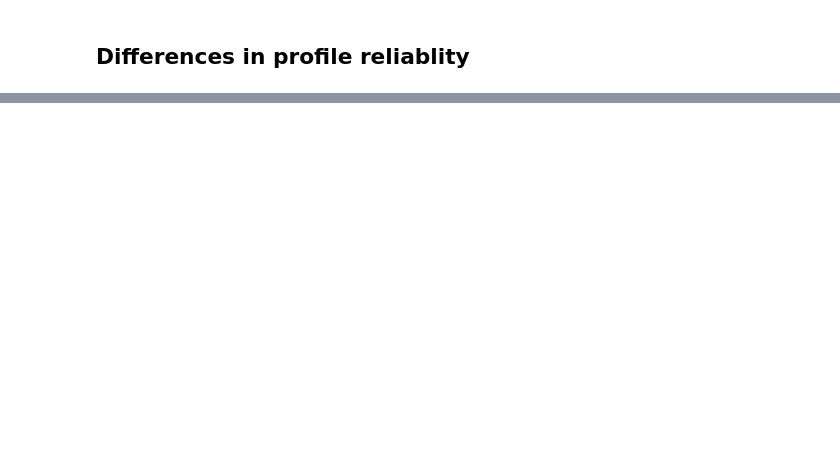
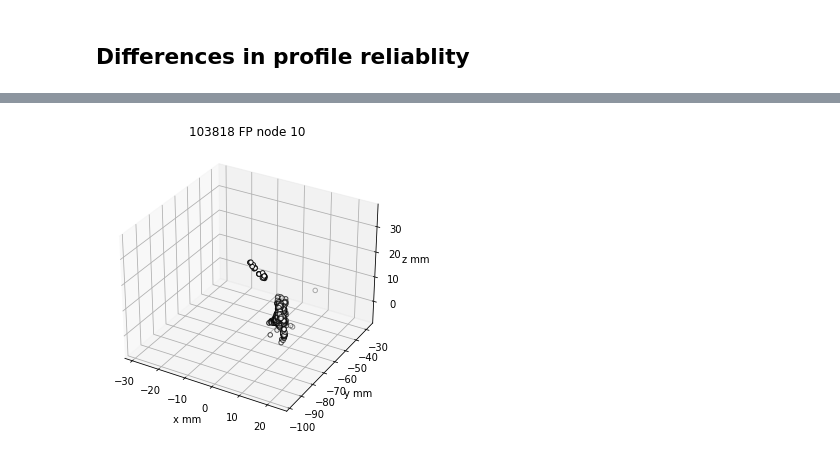
Before and after one commit to bloomdt-uw/dtw, a Jupyter notebook: dtw_test_retest_reliability.ipynb, the cells around one changed output, grey strips where cells are left out. Cells and saved outputs as stored; diff of their text form; code cells hidden in the pictures; blank space fills up the shorter version.

```diff
--- a/dtw_test_retest_reliability.ipynb
+++ b/dtw_test_retest_reliability.ipynb
@@ -494,0 +607,14 @@ display(profile_reliability.T)
+# %%
+def plot_streamline(title, fgarray, streamline_idx):
+    fig = plt.figure()
+    ax = Axes3D(fig)
+    ax.set_title(f'{title} streamline {streamline_idx}')
+    streamline = fgarray[streamline_idx]
+    ax.scatter3D(streamline[:,0], streamline[:,1], streamline[:,2], c=list(chain(range(0,int(len(streamline)/2)),range(int(len(streamline)/2),0,-1))), cmap='jet')
+    ax.set_xlabel('x mm')
+    ax.set_ylabel('y mm')
+    ax.set_zlabel('z mm')
+    plt.show()
+
+def plot_random_streamline(title, fgarray):
+    plot_streamline(title, fgarray, np.random.choice(len(fgarray)-1))
@@ -494,0 +1048,4 @@ display(profile_reliability.T)
+# %%
+plot_node(f'{subject} {bundle_name}', warped_fgarray, 10)
+# %% [output]
+[figure, added]
```
Also changed, not shown: parts of 52 cells of this notebook, 1 other file.
